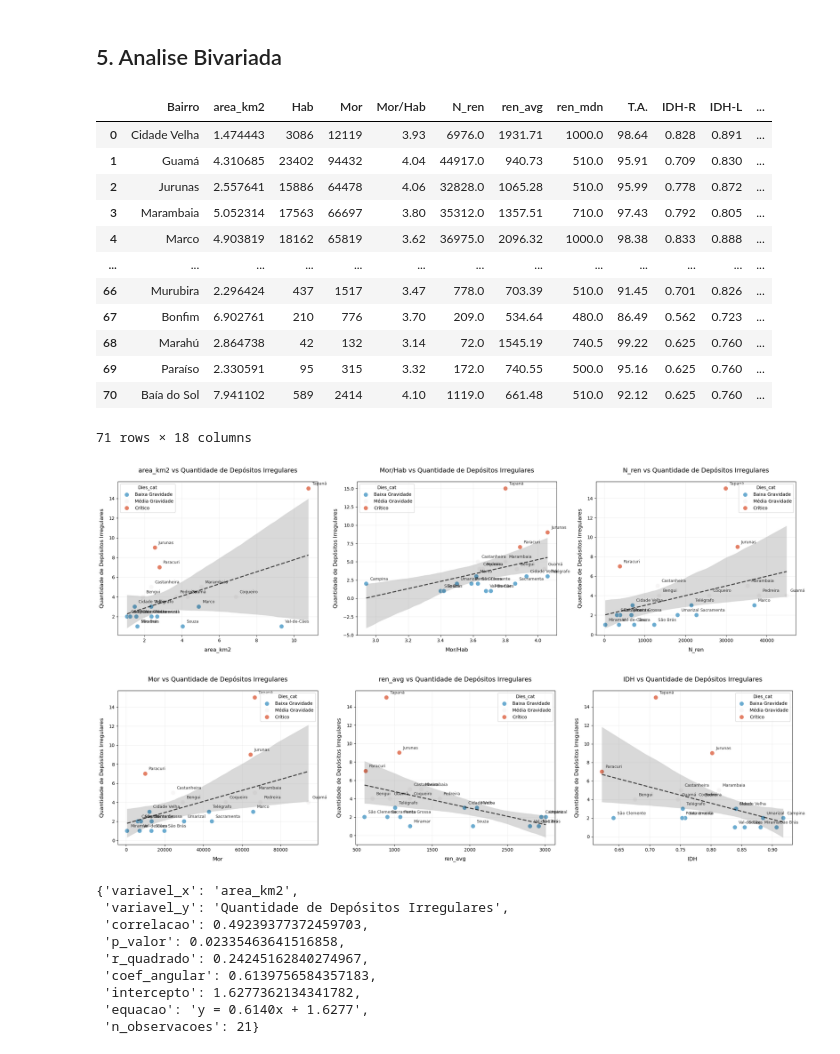
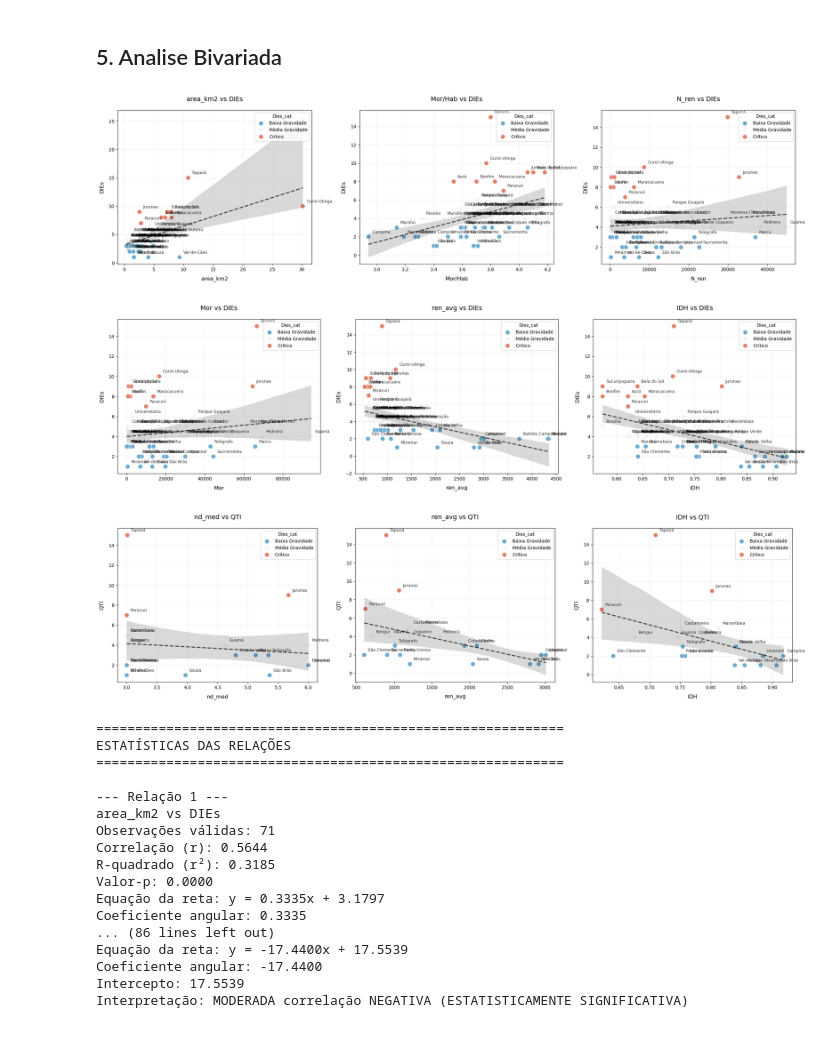
Before and after one commit to albertoakel/data_ambiental, a Jupyter notebook: notebook/EDA.ipynb, the cells around one changed output. Saved outputs shown, nothing was run; the diff lists cells and outputs as text; code cells hidden in the pictures.

```diff
--- a/notebook/EDA.ipynb
+++ b/notebook/EDA.ipynb
@@ -156,43 +200,38 @@ corr,corr_tag=correlation_bar(dfo.drop('Quantidade de Depósitos Irregulares', a
 # %%
 def categorizar_dies(dies):
     if dies == 0:
         return 'Aceitável'
     elif 1 <= dies <= 3:
         return 'Baixa Gravidade'
     elif 4 <= dies <= 6:
         return 'Média Gravidade'
     else:  # dies >= 7
         return 'Crítico'
 dfo['Dies_cat'] = dfo['DIEs'].apply(categorizar_dies)
+
+stats1, stats2, stats3 = scatterplot_bairro('area_km2', 'Mor/Hab', 'N_ren', 'DIEs', dfo,'Dies_cat')
+stats4, stats5, stats6 = scatterplot_bairro('Mor', 'ren_avg', 'IDH', 'DIEs', dfo,'Dies_cat')
+
+stats7, stats8, stats9 = scatterplot_bairro('nd_med', 'ren_avg', 'IDH', 'QTI', dfo,'Dies_cat')
+print_estatisticas(stats1, stats2, stats3,stats4, stats5, stats6,stats7, stats8, stats9)
 # %% [output]
-|  | Bairro | area_km2 | Hab | Mor | Mor/Hab | N_ren | ren_avg | ren_mdn | T.A. | IDH-R | IDH-L | ... |
-| 0 | Cidade Velha | 1.474443 | 3086 | 12119 | 3.93 | 6976.0 | 1931.71 | 1000.0 | 98.64 | 0.828 | 0.891 | ... |
-| 1 | Guamá | 4.310685 | 23402 | 94432 | 4.04 | 44917.0 | 940.73 | 510.0 | 95.91 | 0.709 | 0.830 | ... |
-| 2 | Jurunas | 2.557641 | 15886 | 64478 | 4.06 | 32828.0 | 1065.28 | 510.0 | 95.99 | 0.778 | 0.872 | ... |
-| 3 | Marambaia | 5.052314 | 17563 | 66697 | 3.80 | 35312.0 | 1357.51 | 710.0 | 97.43 | 0.792 | 0.805 | ... |
-| 4 | Marco | 4.903819 | 18162 | 65819 | 3.62 | 36975.0 | 2096.32 | 1000.0 | 98.38 | 0.833 | 0.888 | ... |
-| ... | ... | ... | ... | ... | ... | ... | ... | ... | ... | ... | ... | ... |
-| 66 | Murubira | 2.296424 | 437 | 1517 | 3.47 | 778.0 | 703.39 | 510.0 | 91.45 | 0.701 | 0.826 | ... |
-| 67 | Bonfim | 6.902761 | 210 | 776 | 3.70 | 209.0 | 534.64 | 480.0 | 86.49 | 0.562 | 0.723 | ... |
-| 68 | Marahú | 2.864738 | 42 | 132 | 3.14 | 72.0 | 1545.19 | 740.5 | 99.22 | 0.625 | 0.760 | ... |
-| 69 | Paraíso | 2.330591 | 95 | 315 | 3.32 | 172.0 | 740.55 | 500.0 | 95.16 | 0.625 | 0.760 | ... |
-| 70 | Baía do Sol | 7.941102 | 589 | 2414 | 4.10 | 1119.0 | 661.48 | 510.0 | 92.12 | 0.625 | 0.760 | ... |
+[figure, added]
+[figure, added]
+[figure, added]
-71 rows × 18 columns
+============================================================
+ESTATÍSTICAS DAS RELAÇÕES
+============================================================
+
+--- Relação 1 ---
+area_km2 vs DIEs
+Observações válidas: 71
+Correlação (r): 0.5644
+R-quadrado (r²): 0.3185
+Valor-p: 0.0000
+Equação da reta: y = 0.3335x + 3.1797
+Coeficiente angular: 0.3335
+... (86 lines left out)
+Equação da reta: y = -17.4400x + 17.5539
+Coeficiente angular: -17.4400
+Intercepto: 17.5539
+Interpretação: MODERADA correlação NEGATIVA (ESTATISTICAMENTE SIGNIFICATIVA)
-# %%
-stats1, stats2, stats3 = scatterplot_bairro('area_km2', 'Mor/Hab', 'N_ren', 'Quantidade de Depósitos Irregulares', dfo,'Dies_cat')
-stats1, stats2, stats3 = scatterplot_bairro('Mor', 'ren_avg', 'IDH', 'Quantidade de Depósitos Irregulares', dfo,'Dies_cat')
-# %% [output]
-[figure, removed]
-[figure, removed]
-# %%
-stats1
-# %% [output]
-{'variavel_x': 'area_km2',
- 'variavel_y': 'Quantidade de Depósitos Irregulares',
- 'correlacao': 0.49239377372459703,
- 'p_valor': 0.02335463641516858,
- 'r_quadrado': 0.24245162840274967,
- 'coef_angular': 0.6139756584357183,
- 'intercepto': 1.6277362134341782,
- 'equacao': 'y = 0.6140x + 1.6277',
- 'n_observacoes': 21}
```
Also changed, not shown: parts of 8 cells of this notebook, 4 other files.
